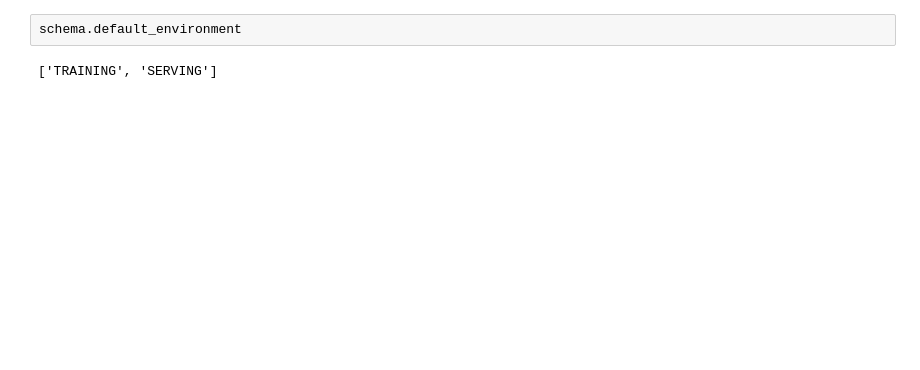
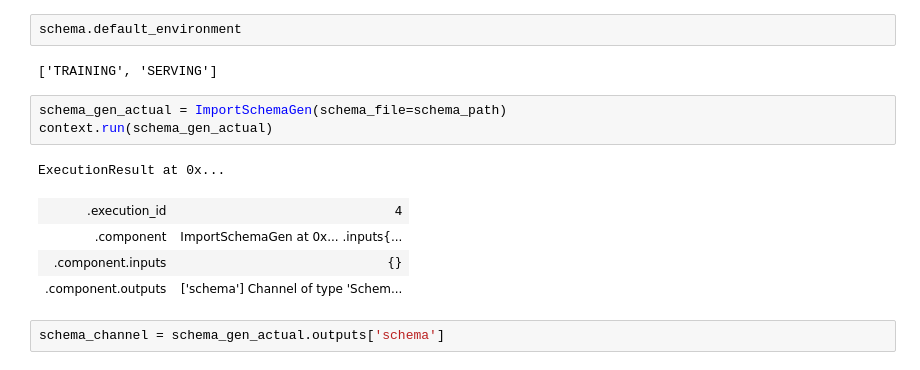
Before and after one commit to miguelhzuniga/mlops-repo, a Jupyter notebook: proyecto-01/train/validacion.ipynb, the cells around one changed output. Saved outputs shown, nothing was run; the diff lists cells and outputs as text; blank space fills up the shorter version.

```diff
--- a/proyecto-01/train/validacion.ipynb
+++ b/proyecto-01/train/validacion.ipynb
@@ -268,3 +263,14 @@ tfdv.display_schema(schema)
 schema.default_environment
 # %% [output]
 ['TRAINING', 'SERVING']
+# %%
+schema_gen_actual = ImportSchemaGen(schema_file=schema_path)
+context.run(schema_gen_actual)
+# %% [output]
+ExecutionResult at 0x...
+| .execution_id | 4 |
+| .component | ImportSchemaGen at 0x... .inputs{... |
+| .component.inputs | {} |
+| .component.outputs | ['schema'] Channel of type 'Schem... |
+# %%
+schema_channel = schema_gen_actual.outputs['schema']
```
Also changed, not shown: parts of 14 cells of this notebook, 3 other files.
